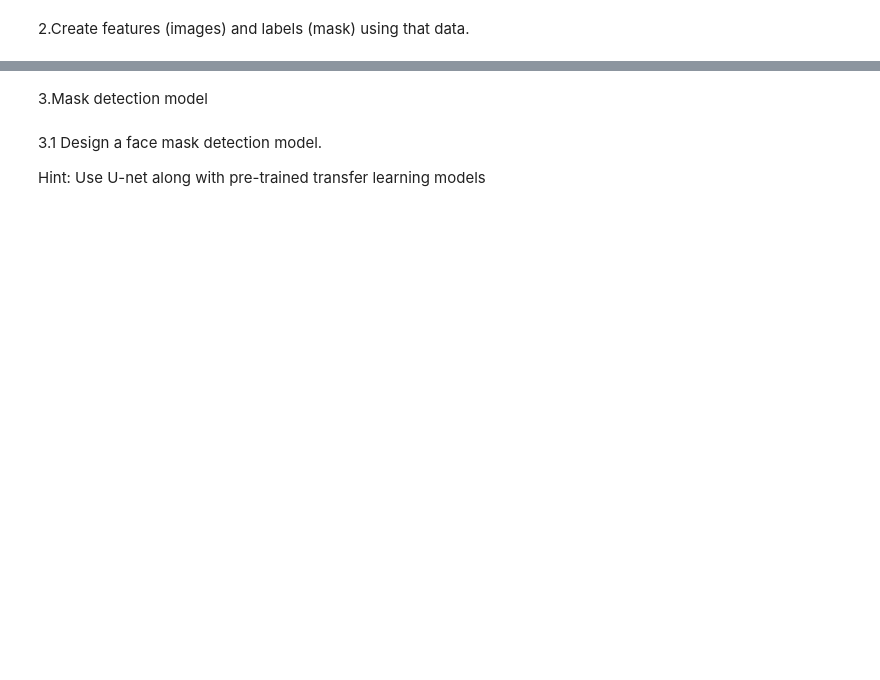
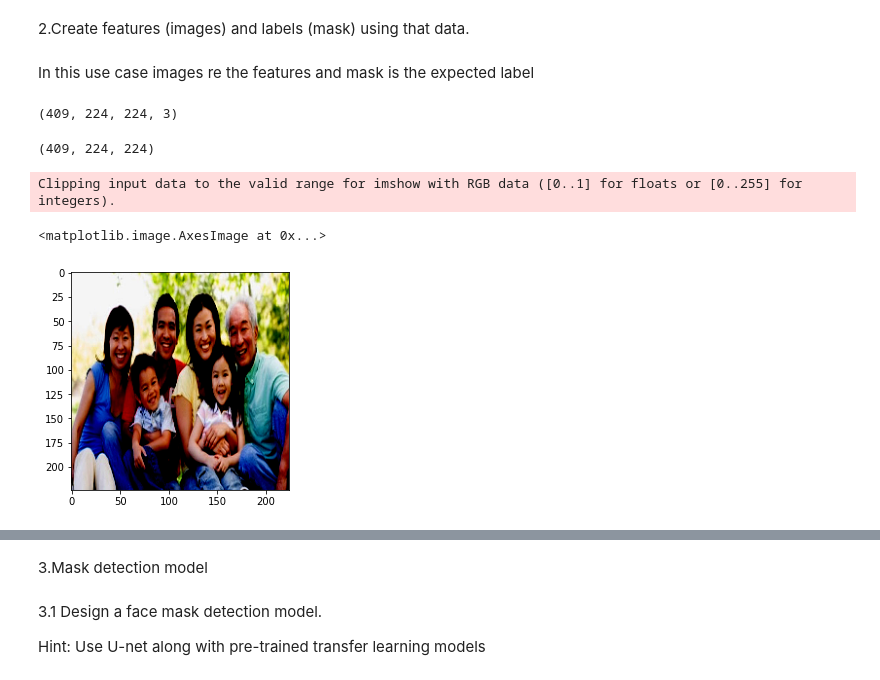
Before and after one commit to SelvamRaju/Advanced-Computer-Vision, a Jupyter notebook: Advanced_Computer_Vision_Part_1.ipynb, the cells around one changed output, grey strips where cells are left out. Cells and saved outputs as stored; diff of their text form; code cells hidden in the pictures; blank space fills up the shorter version.

```diff
--- a/Advanced_Computer_Vision_Part_1.ipynb
+++ b/Advanced_Computer_Vision_Part_1.ipynb
@@ -9,2 +93,44 @@
 # %% [markdown]
 2.Create features (images) and labels (mask) using that data.
+# %%
+IMAGE_WIDTH = 224
+IMAGE_HEIGHT = 224
+# %% [markdown]
+In this use case images re the features and mask is the expected label
+# %%
+# X_train array contains images
+# masks array contains mask data
+
+masks = np.zeros((int(data.shape[0]), IMAGE_HEIGHT, IMAGE_WIDTH))
+X_train = np.zeros((int(data.shape[0]), IMAGE_HEIGHT, IMAGE_WIDTH, 3))
+for index in range(data.shape[0]):
+    img = data[index][0]
+    img = cv2.resize(img, dsize = (IMAGE_HEIGHT, IMAGE_WIDTH), interpolation = cv2.INTER_CUBIC)
+    try:
+      img = img[:, :, :3]
+    except:
+      continue
+    X_train[index] = preprocess_input(np.array(img, dtype = np.float32))
+    for i in data[index][1]:
+        x1 = int(i['points'][0]['x'] * IMAGE_WIDTH)
+        x2 = int(i['points'][1]['x'] * IMAGE_WIDTH)
+        y1 = int(i['points'][0]['y'] * IMAGE_HEIGHT)
+        y2 = int(i['points'][1]['y'] * IMAGE_HEIGHT)
+        masks[index][y1:y2, x1:x2] = 1
+# %%
+#Shape of images
+X_train.shape
+# %% [output]
+(409, 224, 224, 3)
+# %%
+#Shape of masks
+masks.shape
+# %% [output]
+(409, 224, 224)
+# %%
+#Printing a image (X_train)
+plt.imshow(X_train[4])
+# %% [output]
+Clipping input data to the valid range for imshow with RGB data ([0..1] for floats or [0..255] for integers).
+<matplotlib.image.AxesImage at 0x...>
+[figure, added]
```
Also changed, not shown: parts of 24 cells of this notebook.
